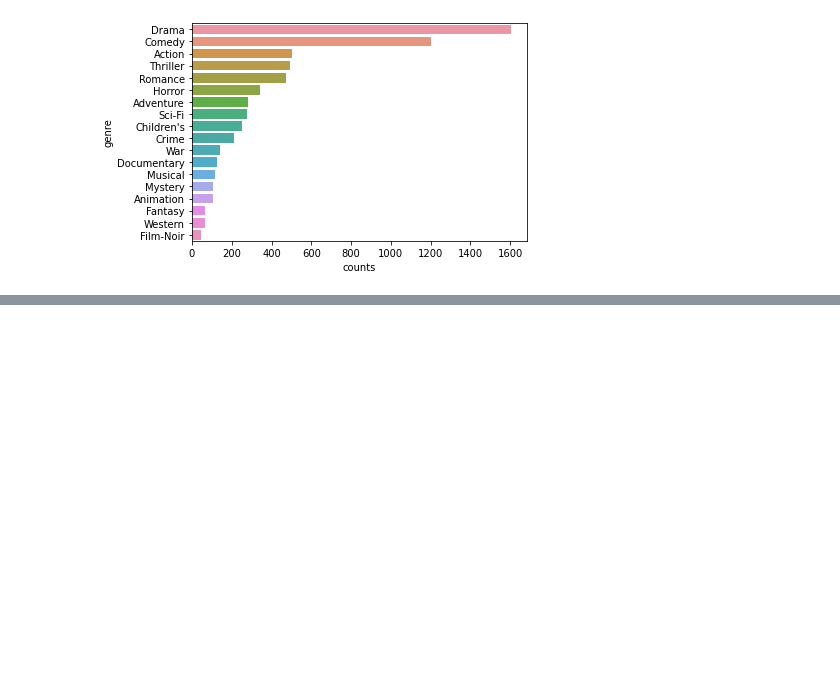
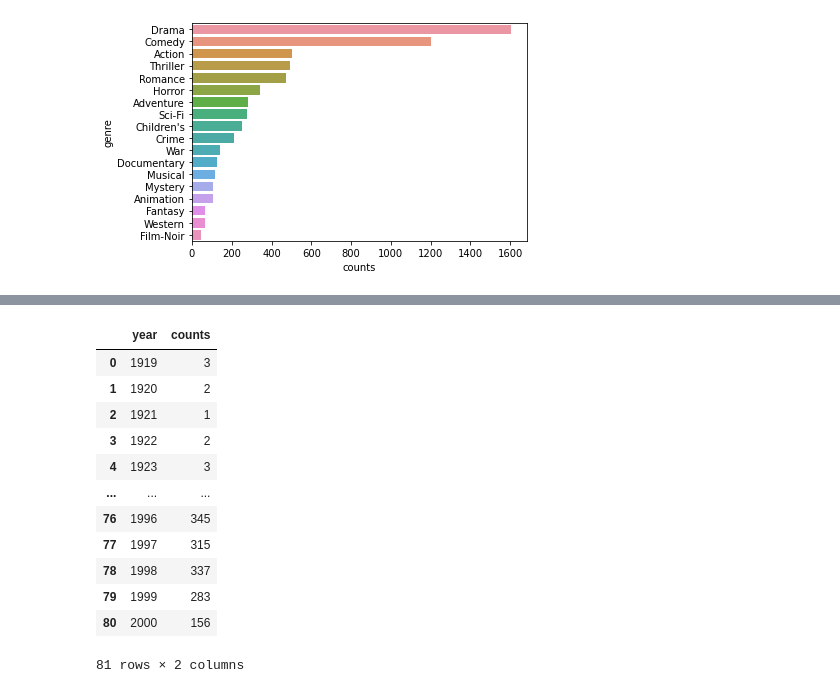
Before and after one commit to sejinseo/Itwill_Python, a Jupyter notebook: py25_movielens.ipynb, the cells around one changed output, grey strips where cells are left out. Cells and saved outputs as stored; diff of their text form; code cells hidden in the pictures; blank space fills up the shorter version.

```diff
--- a/py25_movielens.ipynb
+++ b/py25_movielens.ipynb
@@ -189,0 +241,19 @@ plt.show()
+# %%
+# Series -> DataFrame으로 변환 후 컬럼 추가
+year_counts_df =year_counts.reset_index()
+year_counts_df.columns = ['year', 'counts']
+year_counts_df
+# %% [output]
+|  | year | counts |
+| 0 | 1919 | 3 |
+| 1 | 1920 | 2 |
+| 2 | 1921 | 1 |
+| 3 | 1922 | 2 |
+| 4 | 1923 | 3 |
+| ... | ... | ... |
+| 76 | 1996 | 345 |
+| 77 | 1997 | 315 |
+| 78 | 1998 | 337 |
+| 79 | 1999 | 283 |
+| 80 | 2000 | 156 |
+81 rows × 2 columns
```
Also changed, not shown: parts of 6 cells of this notebook.
